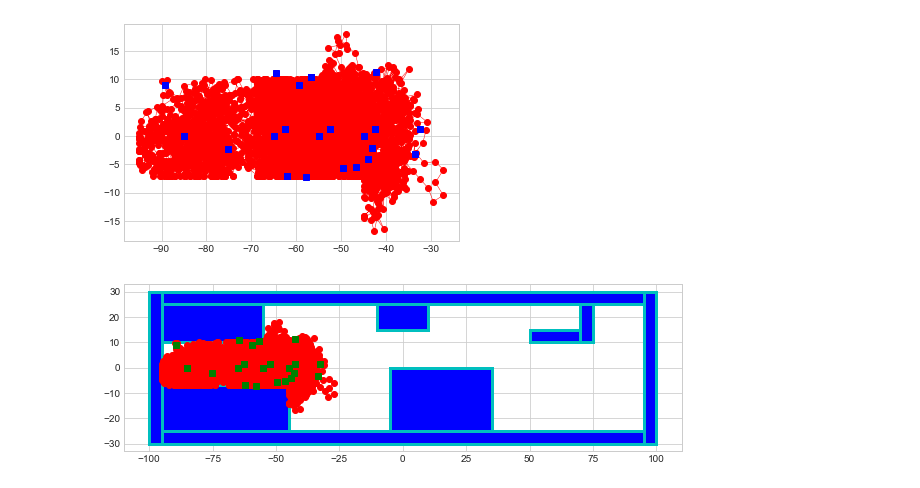
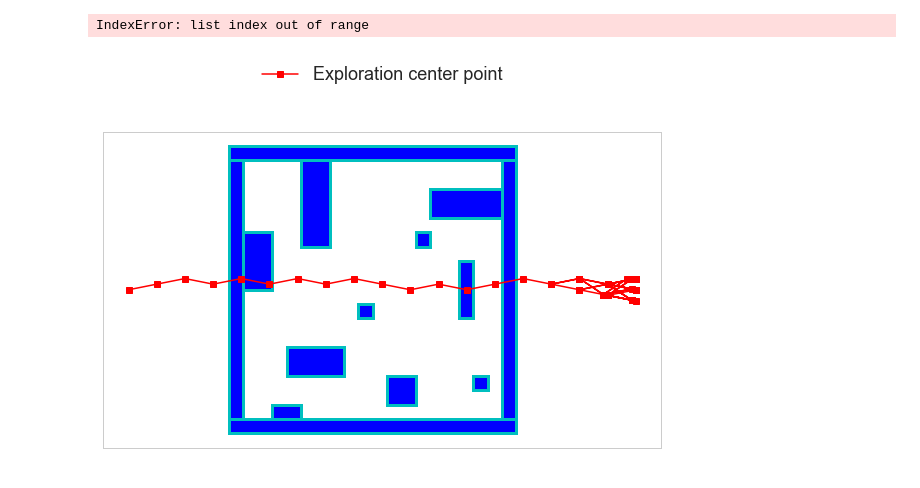
Before and after one commit to shohei-inoue/group-guidance-simulation, a Jupyter notebook: group-guidance/create_graph2.ipynb, the cells around one changed output. Saved outputs shown, nothing was run; the diff lists cells and outputs as text; code cells hidden in the pictures.

```diff
--- a/group-guidance/create_graph2.ipynb
+++ b/group-guidance/create_graph2.ipynb
@@ -30,7 +36,7 @@ for i in range(group_num):
 marker_df_list = []
 # %%
 for i in range(group_num):
-    marker_df = pd.read_csv(SAVE_DIRECTORY + 'marker' + str(i + 1) + '.csv')
+    marker_df = pd.read_csv(SAVE_DIRECTORY + 'sub-marker' + str(i + 1) + '.csv')
     marker_df_list.append(marker_df)
 # %%
 obstacle_num = int(input('Please enter the number of obstacle.'))
@@ -66,29 +74,33 @@ plt.plot(x, y, '-or', linewidth=0.5)
 plt.plot(marker_df_list[0]['x'], marker_df_list[0]['y'], 'sb')
 plt.show()
 # %% [output]
-[figure, removed]
+IndexError: list index out of range
 # %%
+
 # 障害物を加えた出力
 fig = plt.figure(figsize=(10, 6))
 ax = fig.add_subplot(1, 1, 1, aspect="equal")
-x = x_list[0][0]
-y = y_list[0][0]
-plt.plot(x, y, '-or', linewidth=0.5)
-plt.plot(marker_df_list[0]['x'], marker_df_list[0]['y'], 'sg')
+#x = x_list[0][0]
+#y = y_list[0][0]
+#plt.plot(x, y, '-or', linewidth=0.5)
+plt.plot(marker_df_list[0]['x'], marker_df_list[0]['y'], '-sr', label = "Exploration center point")
 
 for i in range(obstacle_num):
         obstacle = patches.Rectangle(
             xy = (obstacle_df_list[i].iloc[0, 1], obstacle_df_list[i].iloc[0, 2]),
             width = obstacle_df_list[i].iloc[0, 5],
             height = obstacle_df_list[i].iloc[0, 4],
             angle = 0,
             facecolor = "b",
             edgecolor = "c",
             linewidth = 3,
             fill = True,
         )
         ax.add_patch(obstacle)
 
+ax.legend(loc = 'lower center', bbox_to_anchor=(.5, 1.1), fontsize=18)
+plt.xticks([])
+plt.yticks([])
 plt.show()
 # %% [output]
-[figure, old version]
+[figure, new version]
```
Also changed, not shown: parts of 18 cells of this notebook, 5 other files.
